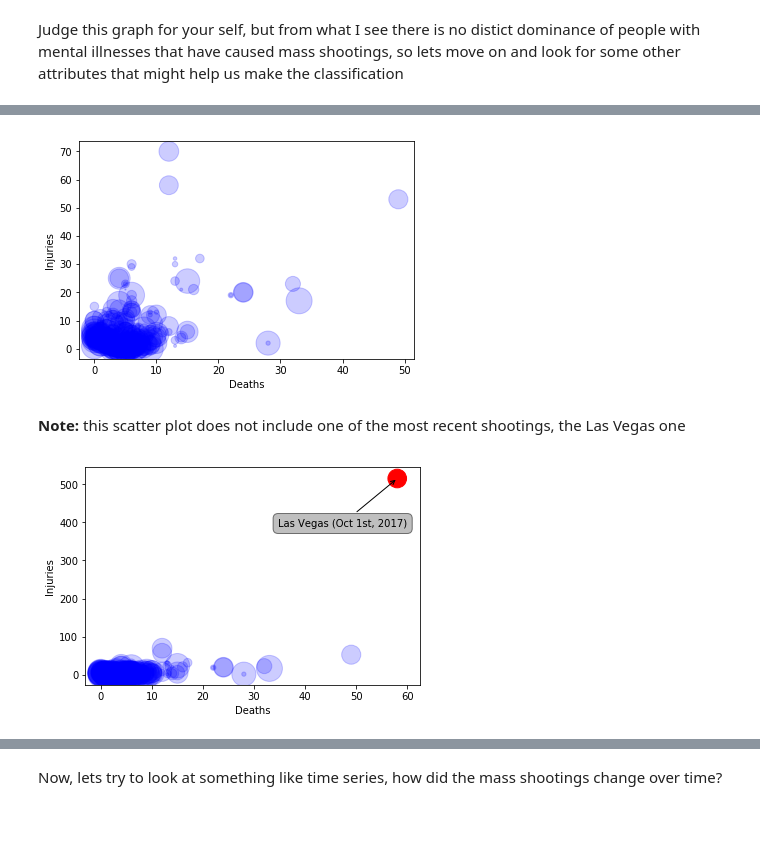
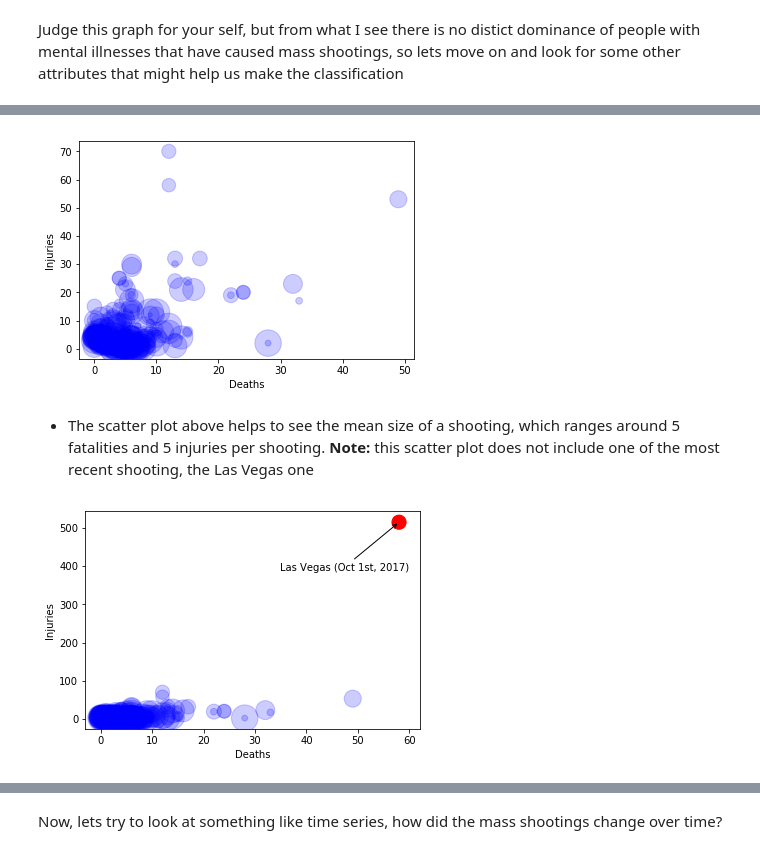
Before and after one commit to nikolaevra/us-mass-shootings-notebook, a Jupyter notebook: US Mass Shootings.ipynb, the cells around one changed output, grey strips where cells are left out. Saved outputs shown, nothing was run; the diff lists cells and outputs as text; code cells hidden in the pictures; blank space fills up the shorter version.

Commit message:
-  expanded the graphs added new ones and improved the old ones as well

```diff
--- a/US Mass Shootings.ipynb
+++ b/US Mass Shootings.ipynb
@@ -6,7 +12,7 @@
 import pandas as pd
 
 # Importing the dataset
-dataset = pd.read_csv('Mass Shootings Dataset.csv')
+dataset = pd.read_csv('processing/datasets/Mass Shootings Dataset.csv')
 
 dataset.iloc[115:120, :].style
 # %% [output]
@@ -54,9 +84,9 @@ injured = dataset.iloc[:, 5].values
 import numpy as np
 
 # Fixing random state for reproducibility
-np.random.seed(19680801)
+np.random.seed(123456789)
 
-
+# adjust area of the circle with the number of fatalities
 N = 50
 area = np.pi * (15 * np.random.rand(N))**2
 
@@ -65,18 +95,24 @@ plt.xlabel("Deaths")
 plt.ylabel("Injuries")
 plt.show()
 # %% [output]
-[figure, old version]
+[figure, new version]
 # %% [markdown]
-**Note:** this scatter plot does not include one of the most recent shootings, the Las Vegas one
+* The scatter plot above helps to see the mean size of a shooting, which ranges around 5 fatalities and 5 injuries per shooting.
+**Note:** this scatter plot does not include one of the most recent shooting, the Las Vegas one
 # %%
+# plot everything exept for the most recent one in blue
 plt.scatter(dead[1:], injured[1:], s=area, c='blue', alpha=0.2)
+
+# plot the most recent shooting in red
 plt.scatter(dead[0], injured[0], s=area, c='red', alpha=1)
+
+# add a label for the shooting in Las Vegas
 plt.annotate("Las Vegas (Oct 1st, 2017)", xy=(dead[0], injured[0]), xytext=(10, -50),
         textcoords='offset points', ha='right', va='bottom',
-        bbox=dict(boxstyle='round,pad=0.5', fc='grey', alpha=0.5),
         arrowprops=dict(arrowstyle = '->', connectionstyle='arc3,rad=0'))
+
 plt.xlabel("Deaths")
 plt.ylabel("Injuries")
 plt.show()
 # %% [output]
-[figure, old version]
+[figure, new version]
```
Also changed, not shown: parts of 12 cells of this notebook, 6 other files.
